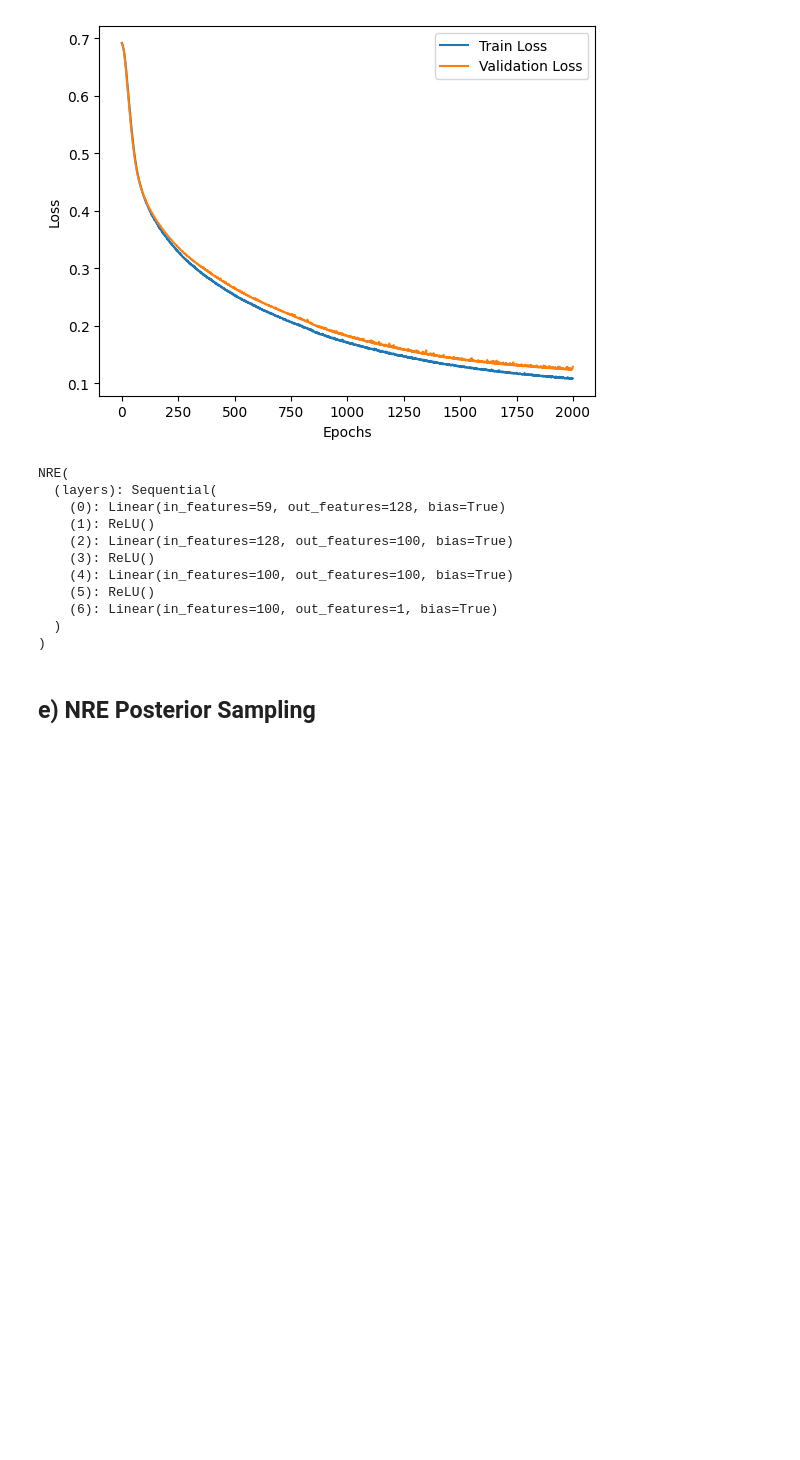
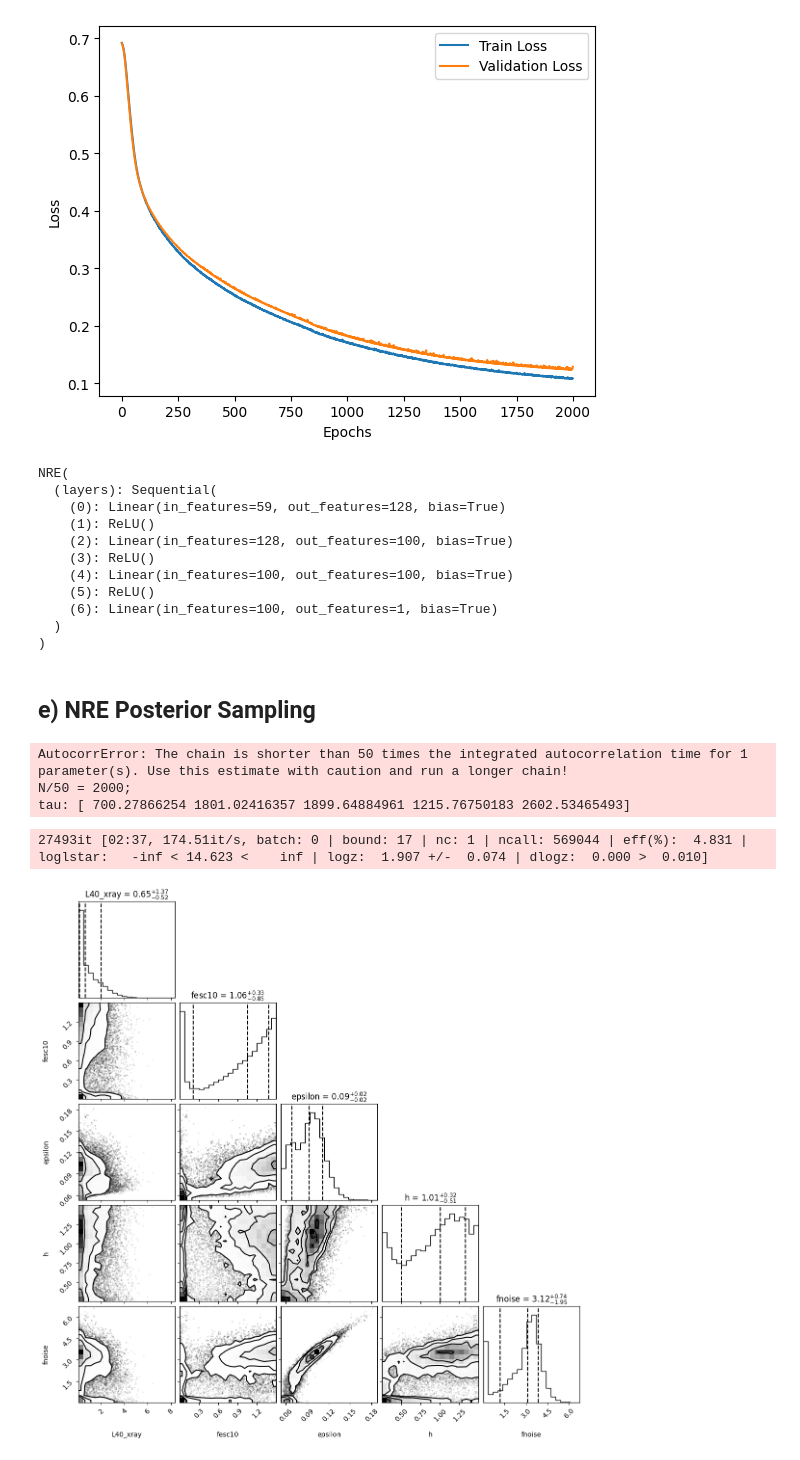
Before and after one commit to JoeyWee1/Machine-Learning-Enhanced-Inference-of-the-21-cm-Power-Spectrum-at-Cosmic-Dawn, a Jupyter notebook: ML_inference.ipynb, the cells around one changed output. Cells and saved outputs as stored; diff of their text form; code cells hidden in the pictures; blank space fills up the shorter version.

```diff
--- a/ML_inference.ipynb
+++ b/ML_inference.ipynb
@@ -730,6 +718,10 @@ def nre_generate_chain(n_walkers: int = 32,
         "unthinned_samples": unthinned_samples,
     }
 # %%
-if run == True:
-    ln_sampled_posterior = nre_generate_chain(steps = 25000, discard = 0, unscaled_feature_domains=unscaled_feature_domains, model=model,
-                                   p_obs=observation['power'], processed=processed, tf=1)
+# if run == True:
+nre_sampled_posterior = nre_generate_chain(steps = 10000, discard = 0, unscaled_feature_domains=unscaled_feature_domains, model=model,
+                                   p_obs=observation['power'], processed=processed)
+# %% [output]
+AutocorrError: The chain is shorter than 50 times the integrated autocorrelation time for 1 parameter(s). Use this estimate with caution and run a longer chain!
+N/50 = 2000;
+tau: [ 700.27866254 1801.02416357 1899.64884961 1215.76750183 2602.53465493]
@@ -735,0 +756,25 @@ if run == True:
+# %%
+def make_prior_transform(domains: dict):
+    """
+    Return a function mapping u ~ Uniform[0,1]^5 to physical parameters
+    under log-uniform priors (matching helpers/sampling.py).
+
+    Parameter order: [L40, fesc10, eps, h, fnoise]
+
+    Prior support is widened to [0.5*lo, 1.5*hi] per domain key,
+    matching _build_priors() in sampling.py.
+    """
+    bounds = [
+        (0.5 * domains['L40_xray'][0], 1.5 * domains['L40_xray'][1]),
+        (0.5 * domains['fesc10'][0],   1.5 * domains['fesc10'][1]),
+        (0.5 * domains['epsilon'][0],  1.5 * domains['epsilon'][1]),
+        (0.5 * domains['h'][0],        1.5 * domains['h'][1]),
+        (1e-3, 1e1),   # fnoise
+    ]
+    log_lo = np.array([np.log(lo) for lo, _ in bounds])
+    log_hi = np.array([np.log(hi) for _, hi in bounds])
+
+    def prior_transform(u):
+        return np.exp(log_lo + u * (log_hi - log_lo))
+
+    return prior_transform
@@ -735,0 +833,14 @@ if run == True:
+# %%
+
+nre_results = build_sampler(
+        model=nre_model,
+        processed=processed,
+        p_obs=observation['power'],
+        domains=unscaled_feature_domains,
+        nlive=1500,
+        scaler = x_scaler,
+    )
+fig, samples = plot_corner(nre_results)
+# %% [output]
+27493it [02:37, 174.51it/s, batch: 0 | bound: 17 | nc: 1 | ncall: 569044 | eff(%):  4.831 | loglstar:   -inf < 14.623 <    inf | logz:  1.907 +/-  0.074 | dlogz:  0.000 >  0.010]
+[figure, added]
```
Also changed, not shown: parts of 5 cells of this notebook, 2 other files.
